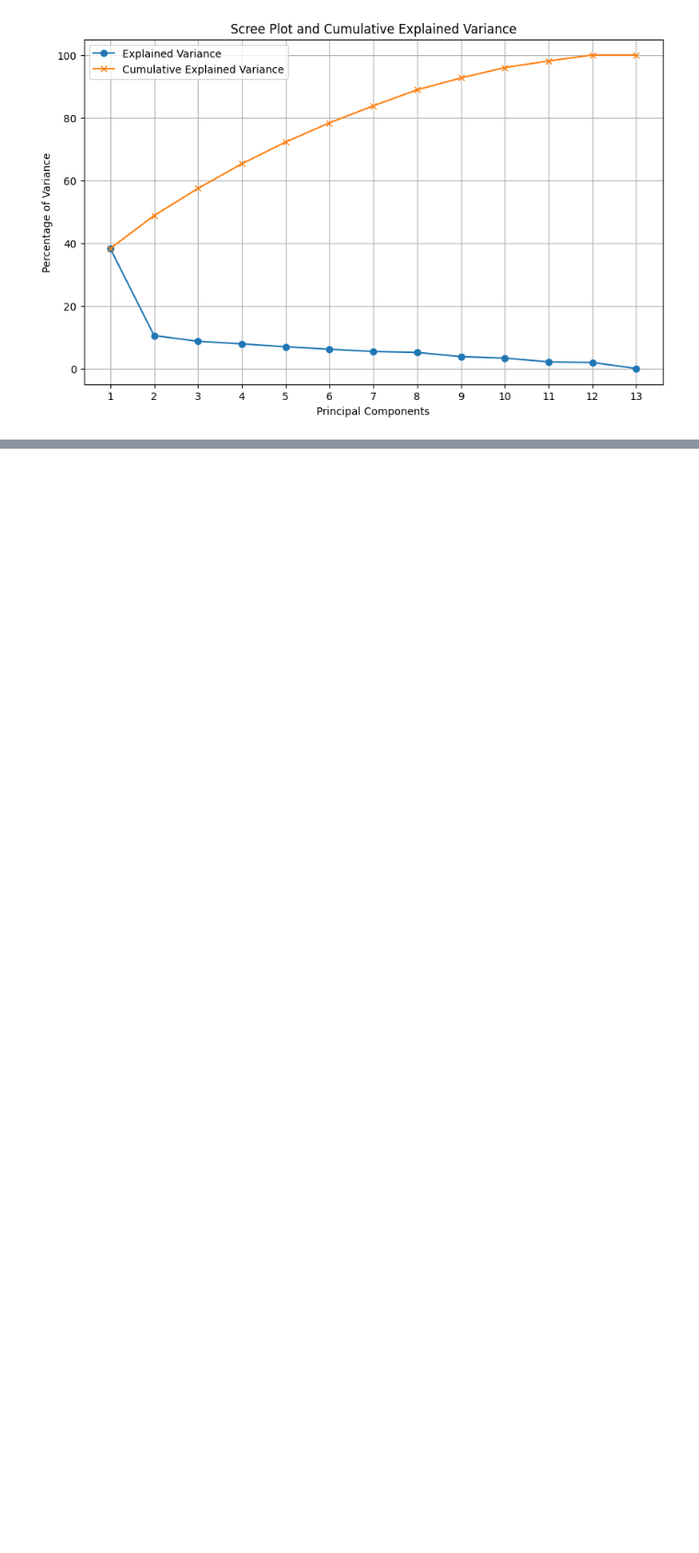
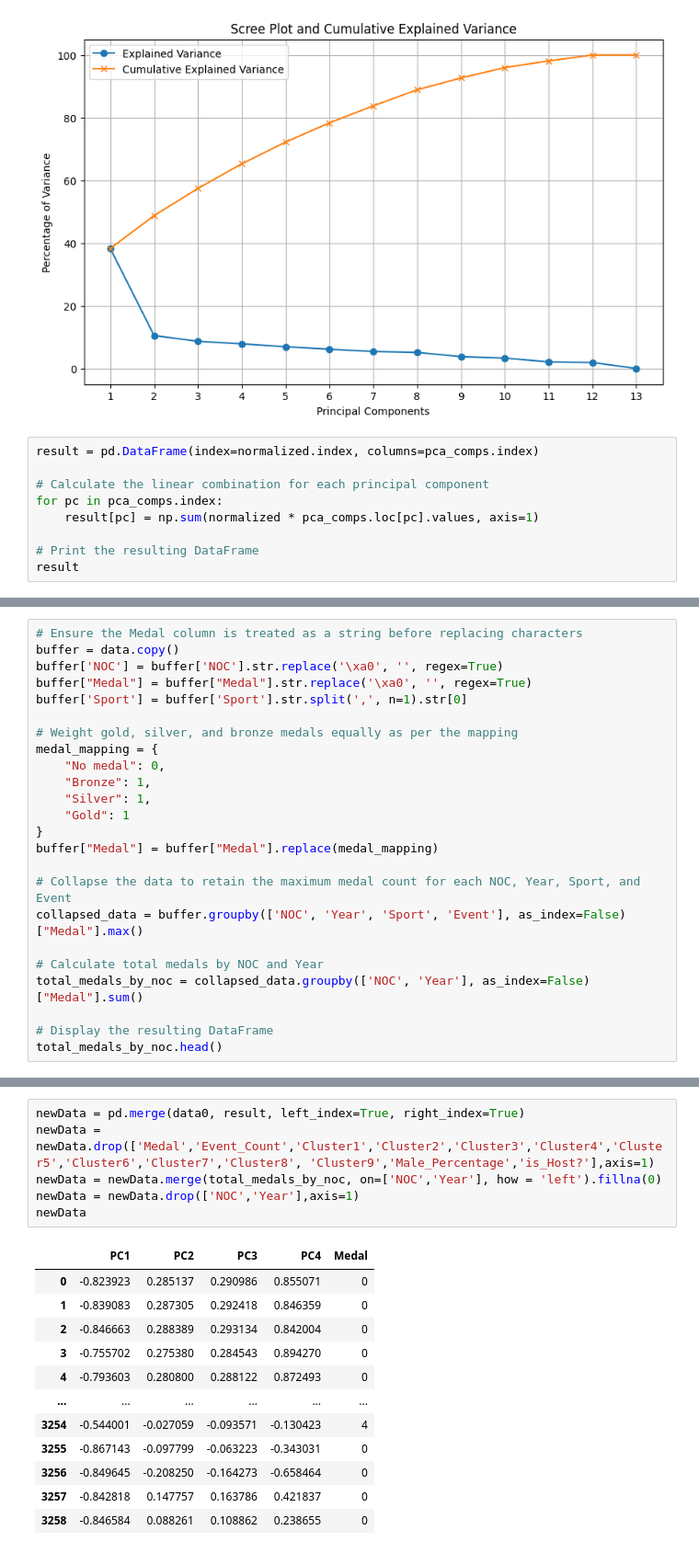
Before and after one commit to cynthiaWEpicCoder/MCM, a Jupyter notebook: PCA.ipynb, the cells around one changed output, grey strips where cells are left out. Shown at 92% size. Cells and saved outputs as stored; diff of their text form; blank space fills up the shorter version.

```diff
--- a/PCA.ipynb
+++ b/PCA.ipynb
@@ -129,3 +128,12 @@ plt.legend()
 plt.show()
 # %% [output]
 [figure]
+# %%
+result = pd.DataFrame(index=normalized.index, columns=pca_comps.index)
+
+# Calculate the linear combination for each principal component
+for pc in pca_comps.index:
+    result[pc] = np.sum(normalized * pca_comps.loc[pc].values, axis=1)
+
+# Print the resulting DataFrame
+result
@@ -131,0 +174,24 @@ plt.show()
+# %%
+# Ensure the Medal column is treated as a string before replacing characters
+buffer = data.copy()
+buffer['NOC'] = buffer['NOC'].str.replace('\xa0', '', regex=True)
+buffer["Medal"] = buffer["Medal"].str.replace('\xa0', '', regex=True)
+buffer['Sport'] = buffer['Sport'].str.split(',', n=1).str[0]
+
+# Weight gold, silver, and bronze medals equally as per the mapping
+medal_mapping = {
+    "No medal": 0,
+    "Bronze": 1,
+    "Silver": 1,
+    "Gold": 1
+}
+buffer["Medal"] = buffer["Medal"].replace(medal_mapping)
+
+# Collapse the data to retain the maximum medal count for each NOC, Year, Sport, and Event
+collapsed_data = buffer.groupby(['NOC', 'Year', 'Sport', 'Event'], as_index=False)["Medal"].max()
+
+# Calculate total medals by NOC and Year
+total_medals_by_noc = collapsed_data.groupby(['NOC', 'Year'], as_index=False)["Medal"].sum()
+
+# Display the resulting DataFrame
+total_medals_by_noc.head()
@@ -131,0 +205,19 @@ plt.show()
+# %%
+newData = pd.merge(data0, result, left_index=True, right_index=True)
+newData = newData.drop(['Medal','Event_Count','Cluster1','Cluster2','Cluster3','Cluster4','Cluster5','Cluster6','Cluster7','Cluster8', 'Cluster9','Male_Percentage','is_Host?'],axis=1)
+newData = newData.merge(total_medals_by_noc, on=['NOC','Year'], how = 'left').fillna(0)
+newData = newData.drop(['NOC','Year'],axis=1)
+newData
+# %% [output]
+|  | PC1 | PC2 | PC3 | PC4 | Medal |
+| 0 | -0.823923 | 0.285137 | 0.290986 | 0.855071 | 0 |
+| 1 | -0.839083 | 0.287305 | 0.292418 | 0.846359 | 0 |
+| 2 | -0.846663 | 0.288389 | 0.293134 | 0.842004 | 0 |
+| 3 | -0.755702 | 0.275380 | 0.284543 | 0.894270 | 0 |
+| 4 | -0.793603 | 0.280800 | 0.288122 | 0.872493 | 0 |
+| ... | ... | ... | ... | ... | ... |
+| 3254 | -0.544001 | -0.027059 | -0.093571 | -0.130423 | 4 |
+| 3255 | -0.867143 | -0.097799 | -0.063223 | -0.343031 | 0 |
+| 3256 | -0.849645 | -0.208250 | -0.164273 | -0.658464 | 0 |
+| 3257 | -0.842818 | 0.147757 | 0.163786 | 0.421837 | 0 |
+| 3258 | -0.846584 | 0.088261 | 0.108862 | 0.238655 | 0 |
```
Also changed, not shown: parts of 10 cells of this notebook.
